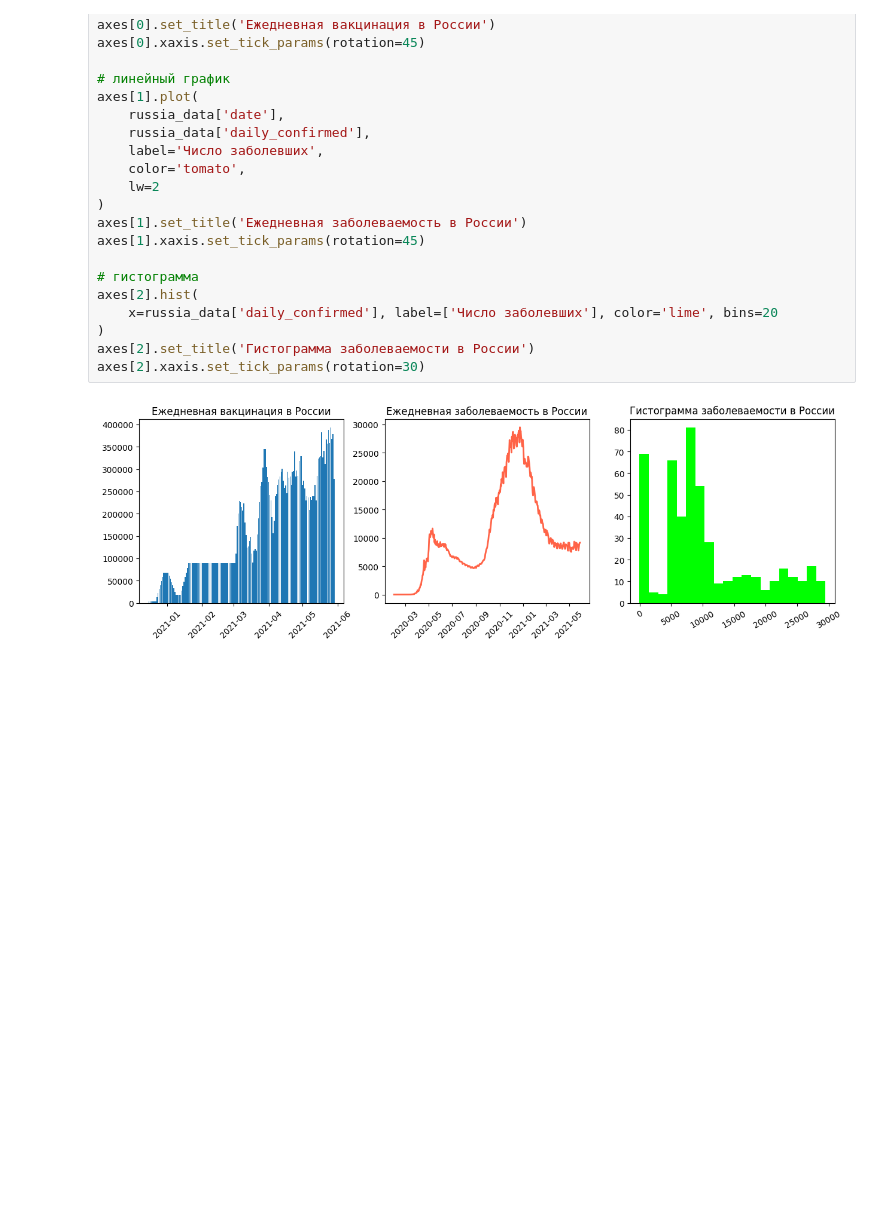
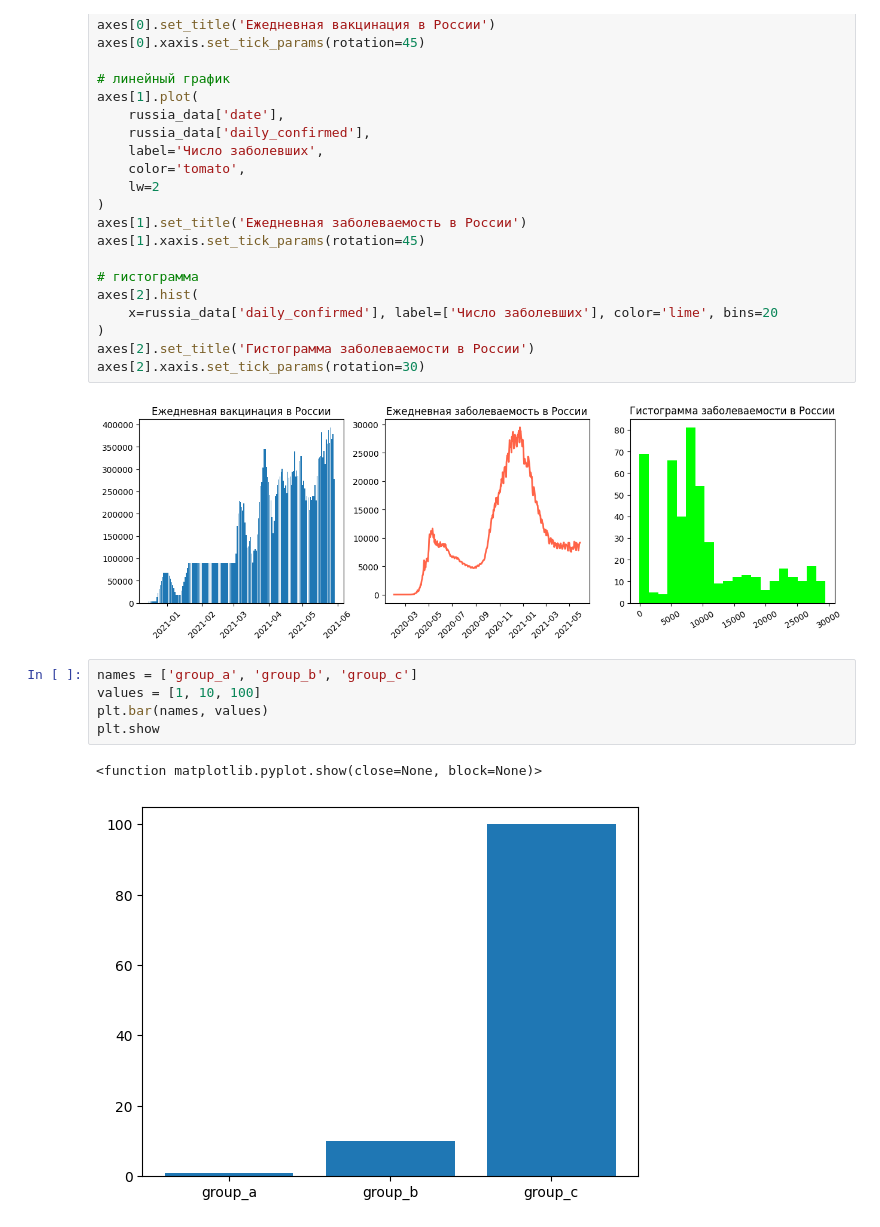
Before and after one commit to Kagemushe/sf_data_science, a Jupyter notebook: covid_py.ipynb, the cells around one changed output. Saved outputs shown, nothing was run; the diff lists cells and outputs as text; blank space fills up the shorter version.

```diff
--- a/covid_py.ipynb
+++ b/covid_py.ipynb
@@ -302,3 +309,11 @@ axes[2].set_title('Гистограмма заболеваемости в Рос
 axes[2].xaxis.set_tick_params(rotation=30)
 # %% [output]
 [figure]
+# %%
+names = ['group_a', 'group_b', 'group_c']
+values = [1, 10, 100]
+plt.bar(names, values)
+plt.show
+# %% [output]
+<function matplotlib.pyplot.show(close=None, block=None)>
+[figure, added]
```
Also changed, not shown: parts of 4 cells of this notebook.
